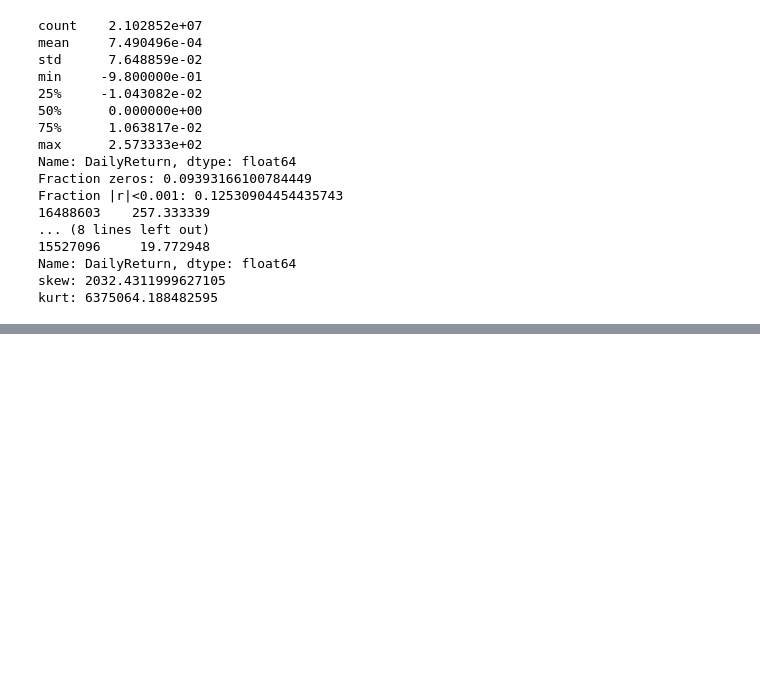
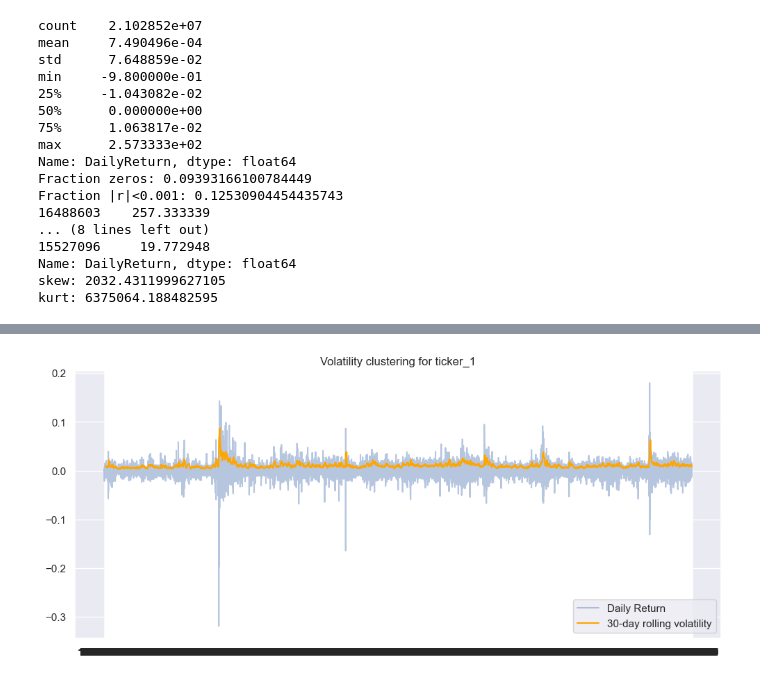
Before and after one commit to OnlyAbdullh/stock-trend-prediction, a Jupyter notebook: notebooks/price-returns-volatility.ipynb, the cells around one changed output, grey strips where cells are left out. Cells and saved outputs as stored; diff of their text form; code cells hidden in the pictures; blank space fills up the shorter version.

Commit message:
identifying the most volatile stocks and visualizing it for one stock.

```diff
--- a/notebooks/price-returns-volatility.ipynb
+++ b/notebooks/price-returns-volatility.ipynb
@@ -158,0 +216,21 @@ kurt: 6375064.188482595
+# %%
+
+ticker = "ticker_1"
+
+r = (
+    returns_df[returns_df["Ticker"] == ticker]
+    .sort_values("Date")
+    .set_index("Date")["DailyReturn"]
+)
+
+window = 30
+rolling_vol = r.rolling(window=window).std()
+
+plt.figure(figsize=(12, 5))
+plt.plot(r.index, r, alpha=0.4, label="Daily Return")
+plt.plot(rolling_vol.index, rolling_vol, color="orange", label=f"{window}-day rolling volatility")
+plt.title(f"Volatility clustering for {ticker}")
+plt.legend()
+plt.show()
+# %% [output]
+[figure, added]
```
Also changed, not shown: parts of 3 cells of this notebook.
